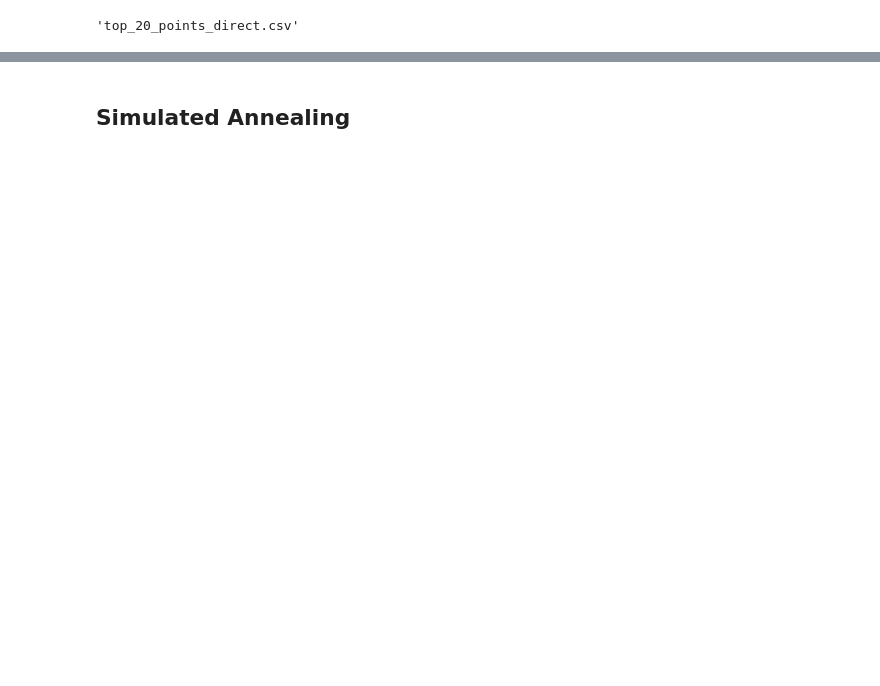
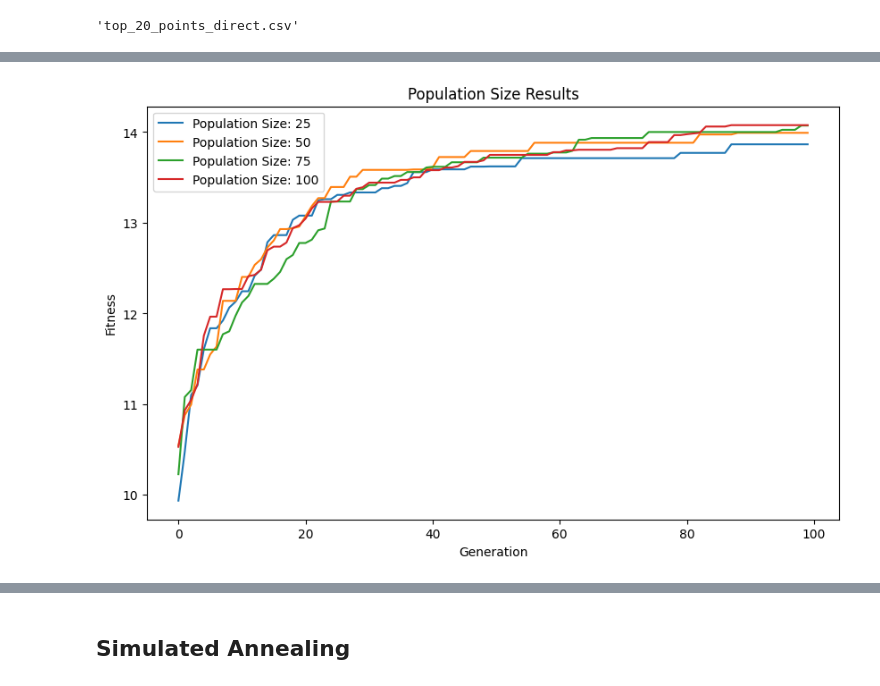
Before and after one commit to RHosgor7/yzv202e, a Jupyter notebook: main.ipynb, the cells around one changed output, grey strips where cells are left out. Saved outputs shown, nothing was run; the diff lists cells and outputs as text; code cells hidden in the pictures; blank space fills up the shorter version.

```diff
--- a/main.ipynb
+++ b/main.ipynb
@@ -174,0 +301,20 @@ output_path_top20
+# %%
+
+# initializing the experiment variables
+pop_size = [25,50,75,100]
+mut_rate = [0.05,0.1,0.2,0.3]
+gens = [100,500,1000,2000]
+# %%
+pop_results = []
+
+for pop in pop_size:
+    best_assignment, best_fitness, fitness_scores = genetic_algorithm(
+        df=df_input.copy(),       # ensure original data is preserved
+        population_size=pop,
+        generations=100,
+        mutation_rate=0.2,
+        num_points=20,
+        verbose=True
+    )
+    print(f"Population Size: {pop}, Best Fitness: {best_fitness}")
+    pop_results.append([best_assignment, best_fitness, fitness_scores])
@@ -174,0 +339,12 @@ output_path_top20
+# %%
+
+plt.figure(figsize=(10, 6))
+for i, result in enumerate(pop_results):
+    plt.plot(result[2], label=f"Population Size: {pop_size[i]}")
+plt.xlabel("Generation")
+plt.ylabel("Fitness")
+plt.legend()
+plt.title("Population Size Results")
+plt.show()
+# %% [output]
+[figure, added]
```
Also changed, not shown: parts of 16 cells of this notebook, 7 other files.
